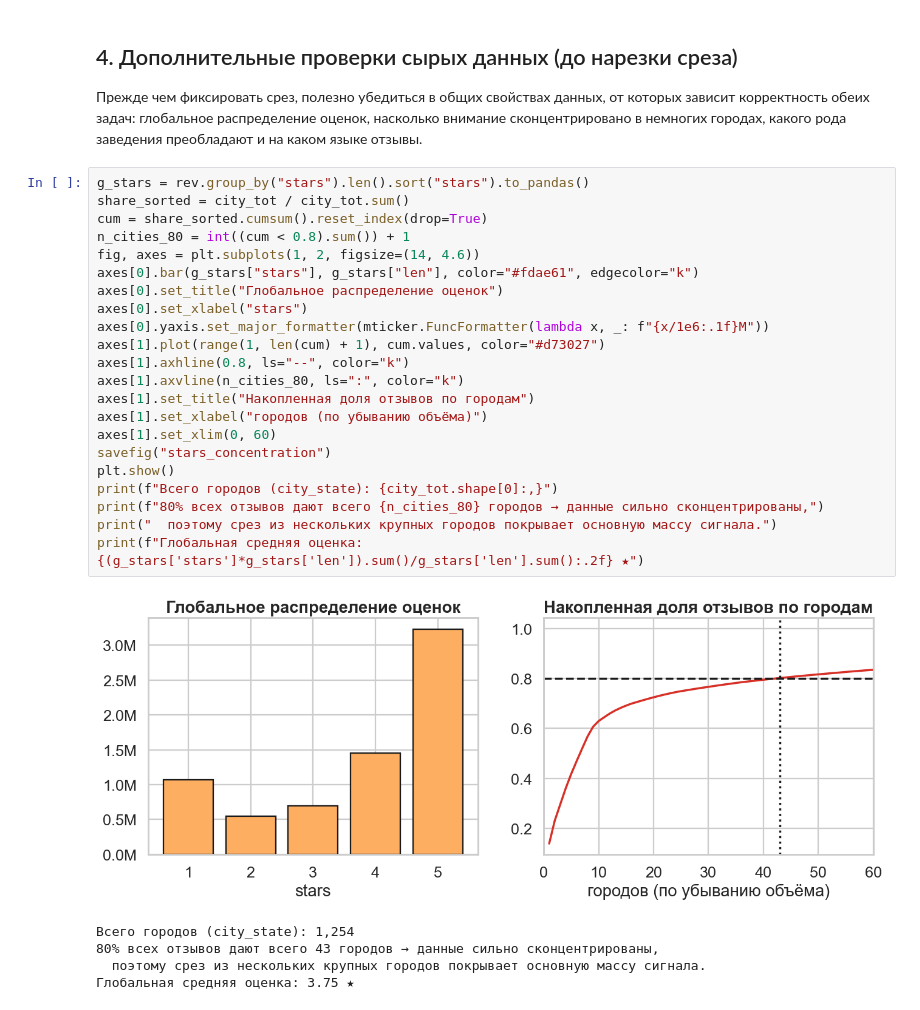
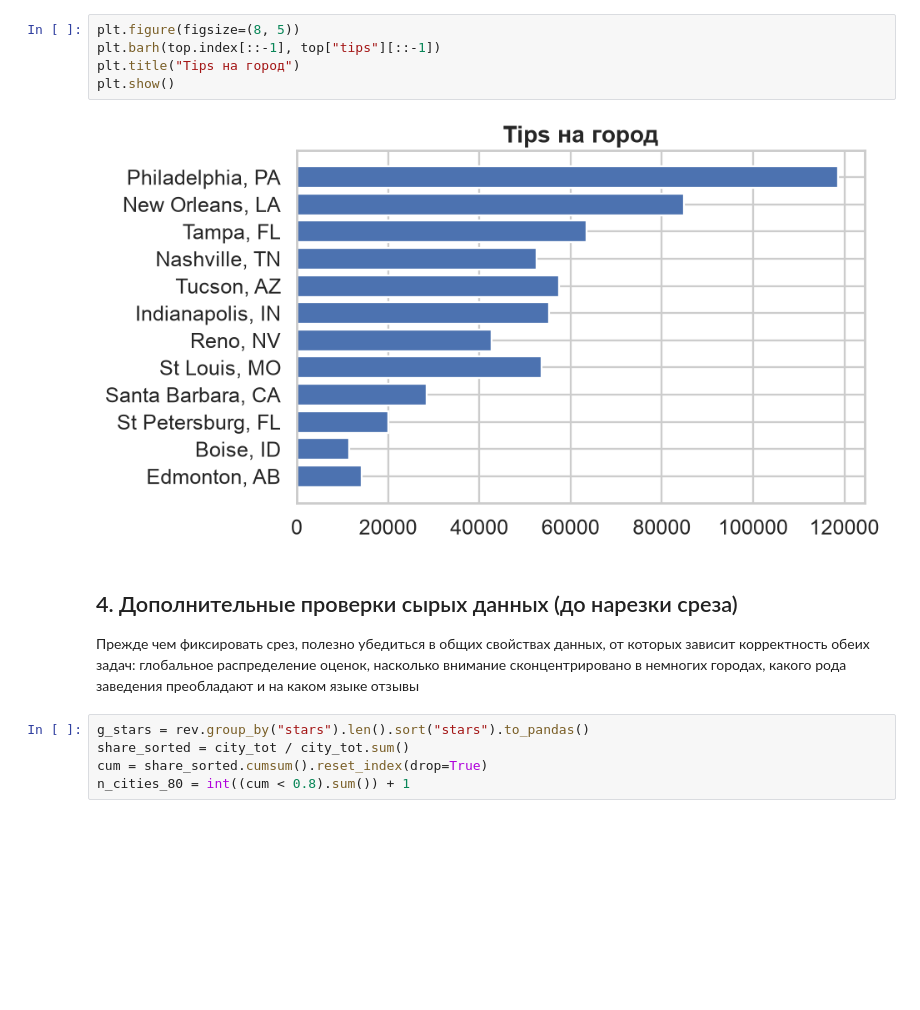
Before and after one commit to bluesteelll/gp5, a Jupyter notebook: notebooks/EDA_1.ipynb, the cells around one changed output. Cells and saved outputs as stored; diff of their text form; blank space fills up the shorter version.

```diff
--- a/notebooks/EDA_1.ipynb
+++ b/notebooks/EDA_1.ipynb
@@ -183,34 +177,16 @@ plt.show()
+# %%
+plt.figure(figsize=(8, 5))
+plt.barh(top.index[::-1], top["tips"][::-1])
+plt.title("Tips на город")
+plt.show()
+# %% [output]
+[figure, added]
 # %% [markdown]
 ## 4. Дополнительные проверки сырых данных (до нарезки среза)
 
-Прежде чем фиксировать срез, полезно убедиться в общих свойствах данных, от которых зависит
-корректность обеих задач: глобальное распределение оценок, насколько внимание сконцентрировано
-в немногих городах, какого рода заведения преобладают и на каком языке отзывы.
+Прежде чем фиксировать срез, полезно убедиться в общих свойствах данных, от которых зависит корректность обеих задач: глобальное распределение оценок, насколько внимание сконцентрировано в немногих городах, какого рода заведения преобладают и на каком языке отзывы
 # %%
 g_stars = rev.group_by("stars").len().sort("stars").to_pandas()
 share_sorted = city_tot / city_tot.sum()
 cum = share_sorted.cumsum().reset_index(drop=True)
 n_cities_80 = int((cum < 0.8).sum()) + 1
-fig, axes = plt.subplots(1, 2, figsize=(14, 4.6))
-axes[0].bar(g_stars["stars"], g_stars["len"], color="#fdae61", edgecolor="k")
-axes[0].set_title("Глобальное распределение оценок")
-axes[0].set_xlabel("stars")
-axes[0].yaxis.set_major_formatter(mticker.FuncFormatter(lambda x, _: f"{x/1e6:.1f}M"))
-axes[1].plot(range(1, len(cum) + 1), cum.values, color="#d73027")
-axes[1].axhline(0.8, ls="--", color="k")
-axes[1].axvline(n_cities_80, ls=":", color="k")
-axes[1].set_title("Накопленная доля отзывов по городам")
-axes[1].set_xlabel("городов (по убыванию объёма)")
-axes[1].set_xlim(0, 60)
-savefig("stars_concentration")
-plt.show()
-print(f"Всего городов (city_state): {city_tot.shape[0]:,}")
-print(f"80% всех отзывов дают всего {n_cities_80} городов → данные сильно сконцентрированы,")
-print("  поэтому срез из нескольких крупных городов покрывает основную массу сигнала.")
-print(f"Глобальная средняя оценка: {(g_stars['stars']*g_stars['len']).sum()/g_stars['len'].sum():.2f} ★")
-# %% [output]
-[figure, removed]
-Всего городов (city_state): 1,254
-80% всех отзывов дают всего 43 городов → данные сильно сконцентрированы,
-  поэтому срез из нескольких крупных городов покрывает основную массу сигнала.
-Глобальная средняя оценка: 3.75 ★
```
Also changed, not shown: parts of 22 cells of this notebook, 5 other files.
